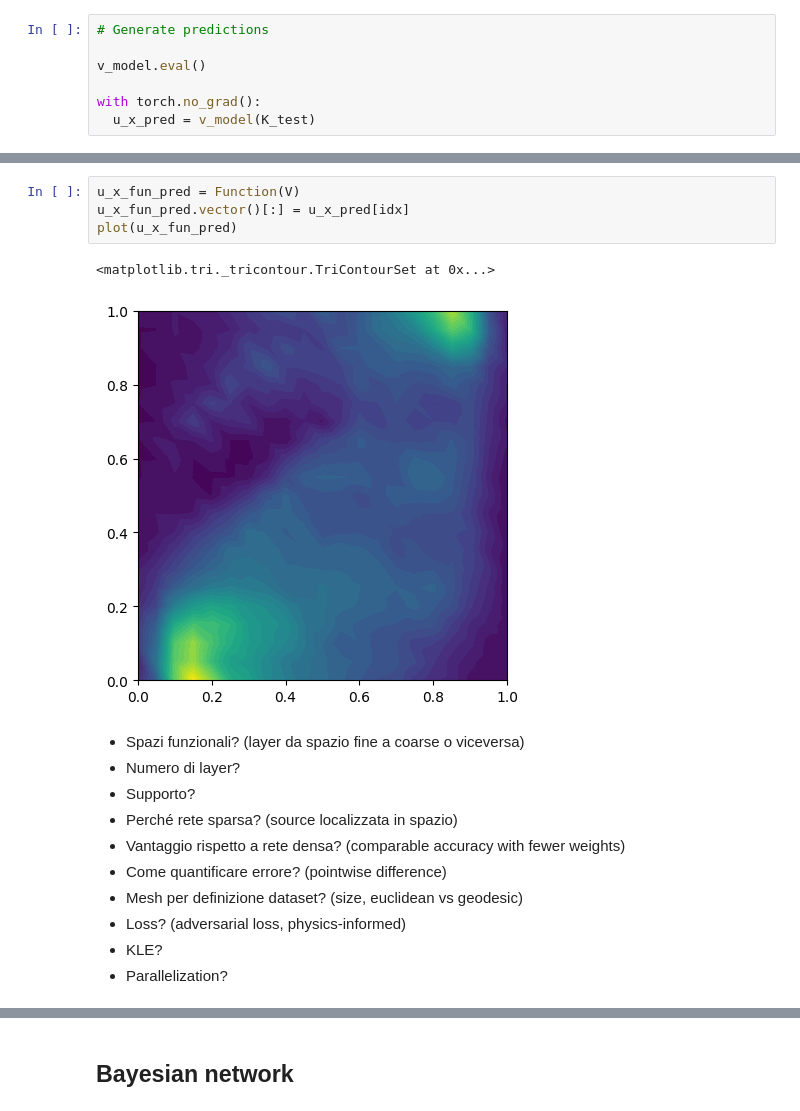
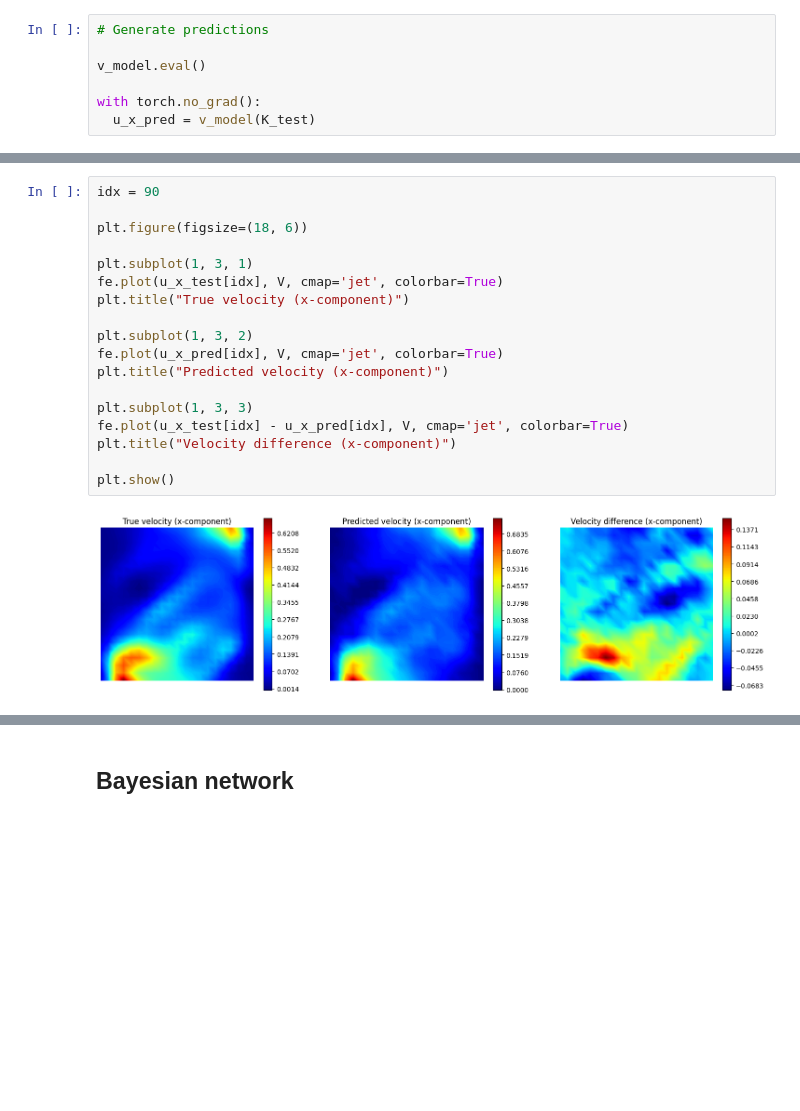
Before and after one commit to FraBet29/APSC_project, a Jupyter notebook: bayesian_network/examples/1_darcy_flow/darcy_flow_bayesian.ipynb, the cells around one changed output, grey strips where cells are left out. Cells and saved outputs as stored; diff of their text form; blank space fills up the shorter version.

```diff
--- a/bayesian_network/examples/1_darcy_flow/darcy_flow_bayesian.ipynb
+++ b/bayesian_network/examples/1_darcy_flow/darcy_flow_bayesian.ipynb
@@ -139,18 +202,20 @@ plot(u_x_fun)
-# %%
-u_x_fun_pred = Function(V)
-u_x_fun_pred.vector()[:] = u_x_pred[idx]
-plot(u_x_fun_pred)
-# %% [output]
-<matplotlib.tri._tricontour.TriContourSet at 0x...>
-[figure, removed]
-# %% [markdown]
-- Spazi funzionali? (layer da spazio fine a coarse o viceversa)
-- Numero di layer?
-- Supporto?
-- Perché rete sparsa? (source localizzata in spazio)
-- Vantaggio rispetto a rete densa? (comparable accuracy with fewer weights)
-- Come quantificare errore? (pointwise difference)
-- Mesh per definizione dataset? (size, euclidean vs geodesic)
-- Loss? (adversarial loss, physics-informed)
-- KLE?
-- Parallelization?
+# %%
+idx = 90
+
+plt.figure(figsize=(18, 6))
+
+plt.subplot(1, 3, 1)
+fe.plot(u_x_test[idx], V, cmap='jet', colorbar=True)
+plt.title("True velocity (x-component)")
+
+plt.subplot(1, 3, 2)
+fe.plot(u_x_pred[idx], V, cmap='jet', colorbar=True)
+plt.title("Predicted velocity (x-component)")
+
+plt.subplot(1, 3, 3)
+fe.plot(u_x_test[idx] - u_x_pred[idx], V, cmap='jet', colorbar=True)
+plt.title("Velocity difference (x-component)")
+
+plt.show()
+# %% [output]
+[figure, added]
```
Also changed, not shown: parts of 34 cells of this notebook.
